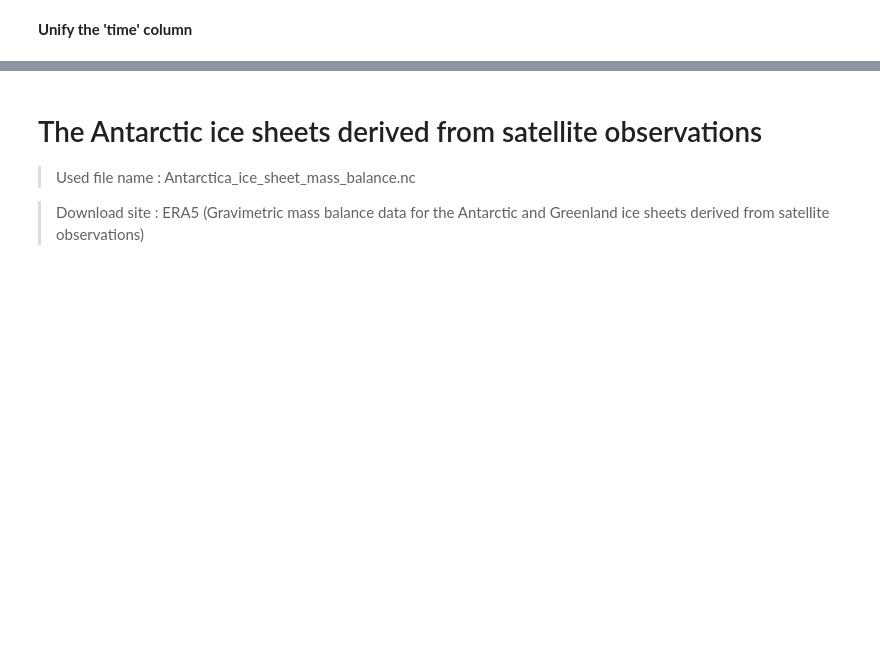
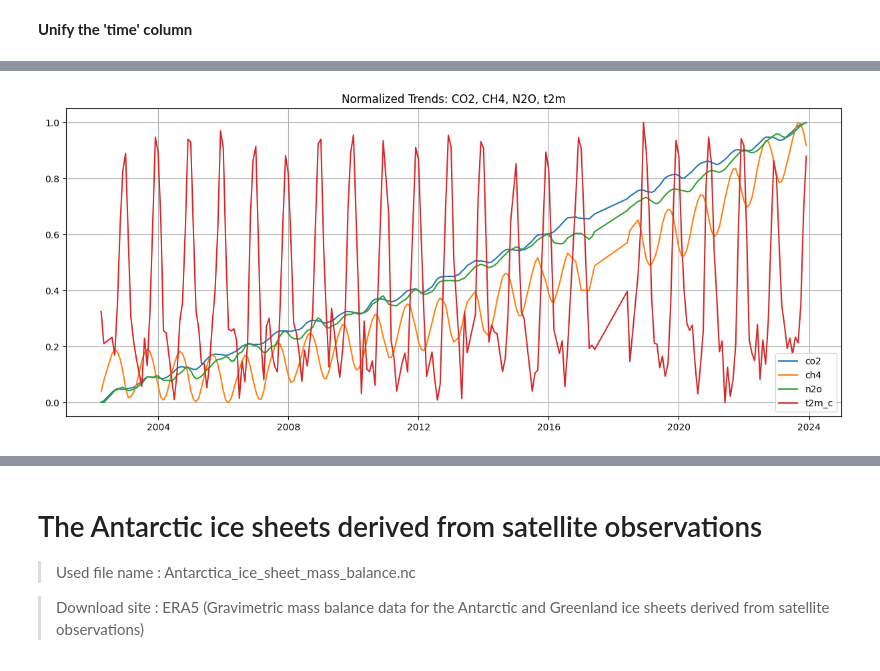
Before and after one commit to KentBerry680/ENGG680_2025_Fall---group-20-assignments, a Jupyter notebook: Final assignment/ENGG_Analysis.ipynb, the cells around one changed output, grey strips where cells are left out. Saved outputs shown, nothing was run; the diff lists cells and outputs as text; code cells hidden in the pictures; blank space fills up the shorter version.

```diff
--- a/Final assignment/ENGG_Analysis.ipynb
+++ b/Final assignment/ENGG_Analysis.ipynb
@@ -375,0 +472,19 @@ list(ds_ice.data_vars)
+# %%
+from sklearn.preprocessing import MinMaxScaler
+import matplotlib.pyplot as plt
+
+vars_to_plot = ["co2", "ch4", "n2o", "t2m_c"]
+scaler = MinMaxScaler()
+scaled = scaler.fit_transform(df_merged[vars_to_plot])
+
+plt.figure(figsize=(15, 6))
+
+for i, col in enumerate(vars_to_plot):
+    plt.plot(df_merged.index, scaled[:, i], label=col)
+
+plt.title("Normalized Trends: CO2, CH4, N2O, t2m")
+plt.legend()
+plt.grid(True)
+plt.show()
+# %% [output]
+[figure, added]
```
Also changed, not shown: parts of 13 cells of this notebook.
